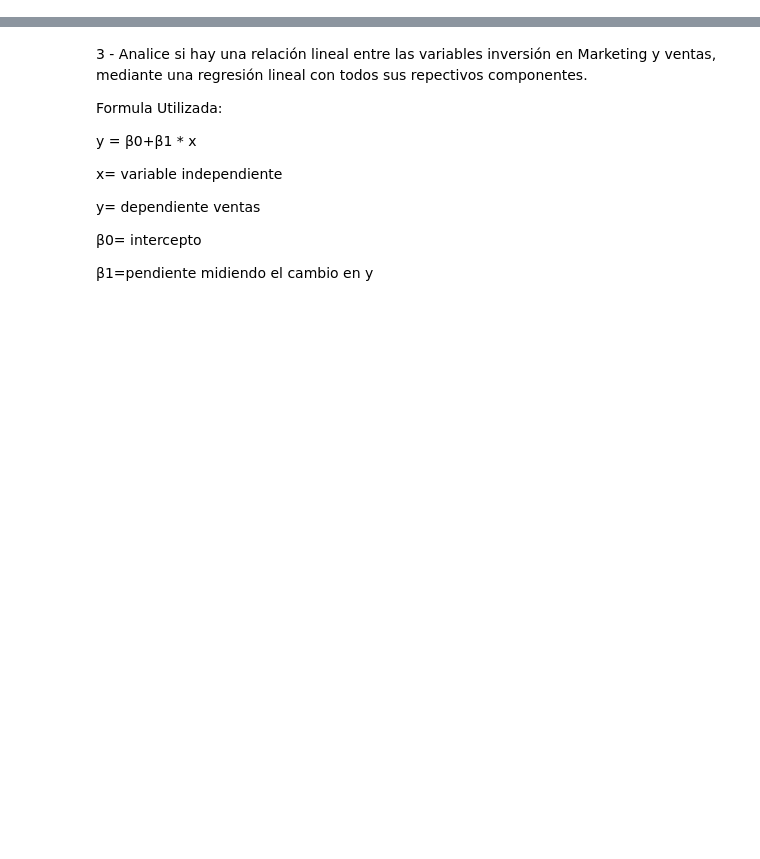
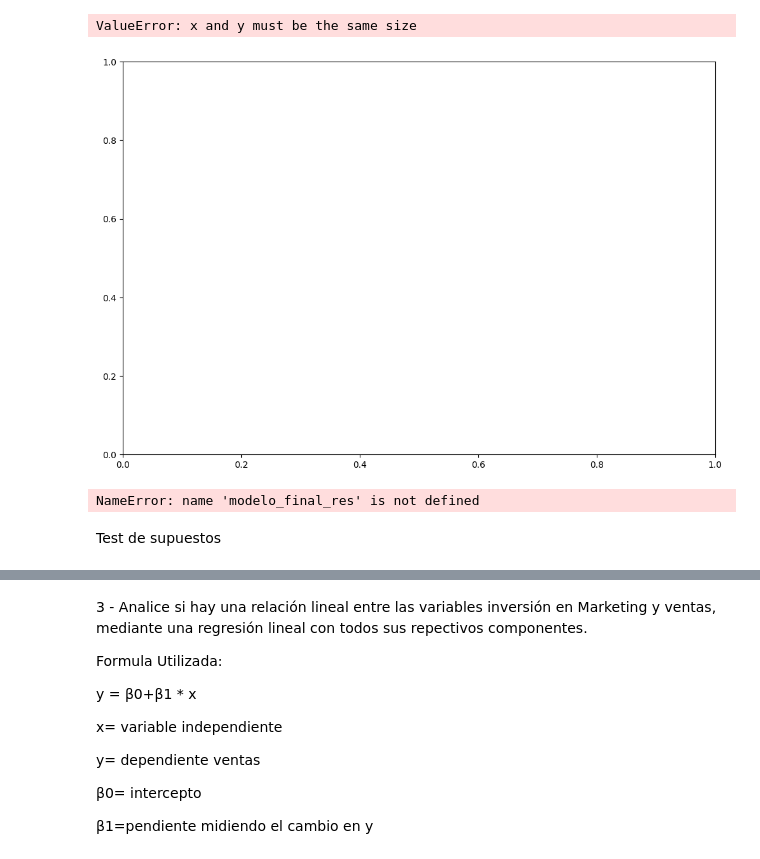
Before and after one commit to JuanJoseNaranjo/Regresion_lineal_multiple, a Jupyter notebook: Trabajo3EAE_JuanJoseNaranjoVelasquez_DiegoAlejandroMoraSuarez_KennetDavidLeonelTriana.ipynb, the cells around one changed output, grey strips where cells are left out. Saved outputs shown, nothing was run; the diff lists cells and outputs as text; code cells hidden in the pictures; blank space fills up the shorter version.

```diff
--- a/Trabajo3EAE_JuanJoseNaranjoVelasquez_DiegoAlejandroMoraSuarez_KennetDavidLeonelTriana.ipynb
+++ b/Trabajo3EAE_JuanJoseNaranjoVelasquez_DiegoAlejandroMoraSuarez_KennetDavidLeonelTriana.ipynb
@@ -202,0 +31,2 @@ Rechazamos la hipótesis nula: las ventas medias son superiores a la inversión
+# %%
+DatosLaboral = pd.read_csv("https://raw.githubusercontent.com/JuanJoseNaranjo/Regresion_lineal_multiple/refs/heads/main/laboral.csv", sep=';')
@@ -202,0 +35,20 @@ Rechazamos la hipótesis nula: las ventas medias son superiores a la inversión
+# %%
+# Dividiendo los datos
+X = DatosLaboral.drop(columns='Y')
+y = DatosLaboral['Y']
+
+X_train, X_test, y_train, y_test = train_test_split(
+                                        X,
+                                        y.values.reshape(-1,1),
+                                        train_size   = 0.8,
+                                        random_state = 1234,
+                                        shuffle      = True
+                                    )
+# %%
+# Ajuste del modelo utilizando matrices X, y (similar a scikit-learn)
+# ==============================================================================
+# A la matriz de predictores se le tiene que añadir una columna de 1s
+# para el intercept del modelo
+X_train = sm.add_constant(X_train, prepend=True).rename(columns={'const':'intercept'})
+modelo = sm.OLS(endog=y_train, exog=X_train).fit()
+print(modelo.summary())
@@ -202,0 +77,8 @@ Rechazamos la hipótesis nula: las ventas medias son superiores a la inversión
+# %%
+# Debemos revisar los valores atipicos del modelo, de tal forma que si existen los identificamos y sustraemos para generar el nuevo modelo
+# esto lo realizamos con los test Cook, Diffits, hii
+
+#obtener la distancia de Cook para cada observación
+
+cook = modelo.get_influence().cooks_distance
+cook
@@ -202,0 +94,21 @@ Rechazamos la hipótesis nula: las ventas medias son superiores a la inversión
+# %%
+plt.figure(figsize = (12, 8))
+plt.scatter(X_train, cook[0])
+plt.plot(X_train, cook[0], color='black')
+plt.xlabel('Row Number', fontsize = 12)
+plt.ylabel('Cooks Distance', fontsize = 12)
+plt.title('Influencial Points', fontsize = 22)
+plt.show()
+# %% [output]
+ValueError: x and y must be the same size
+[figure, added]
+# %%
+# Residuos del modelo
+# ==============================================================================
+residuos = modelo_final_res.resid
+
+# prediciones de entrenamiento
+# ==============================================================================
+prediccion_train = modelo_final_res.predict(X_train[predictores])
+# %% [output]
+NameError: name 'modelo_final_res' is not defined
@@ -202,0 +173,2 @@ Rechazamos la hipótesis nula: las ventas medias son superiores a la inversión
+# %% [markdown]
+Test de supuestos
```
Also changed, not shown: parts of 45 cells of this notebook, 2 other files.
